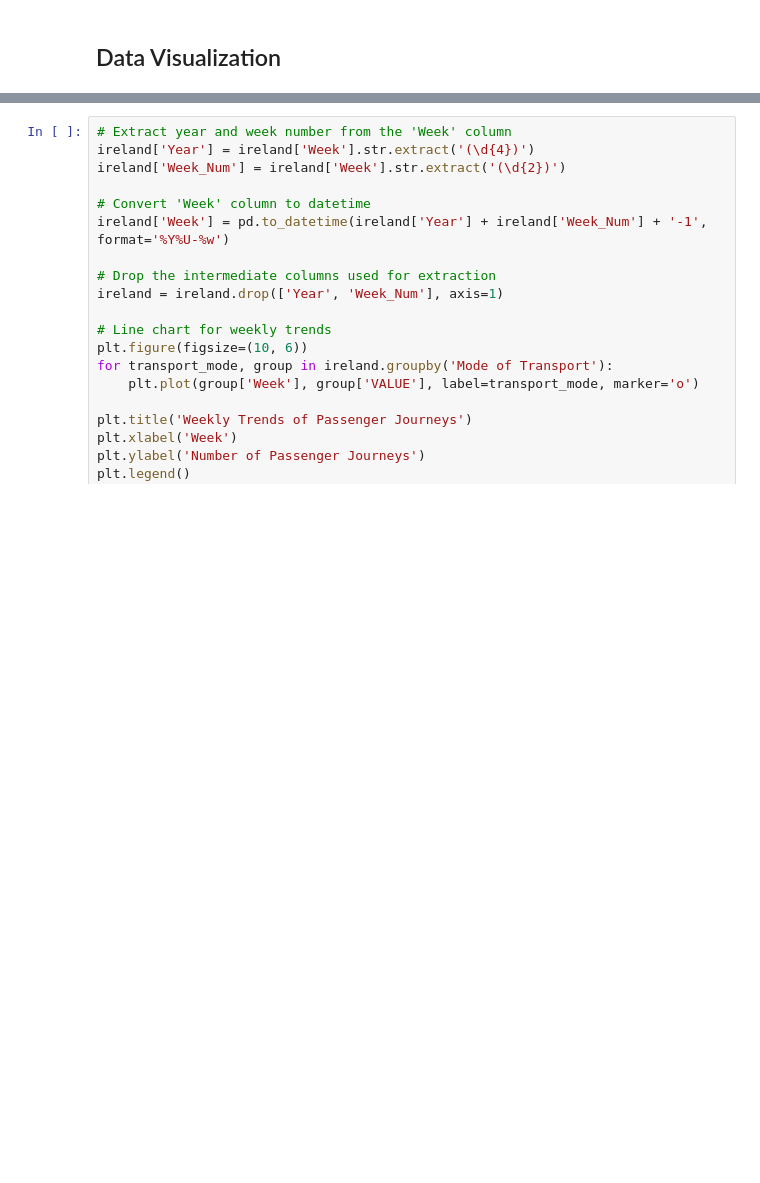
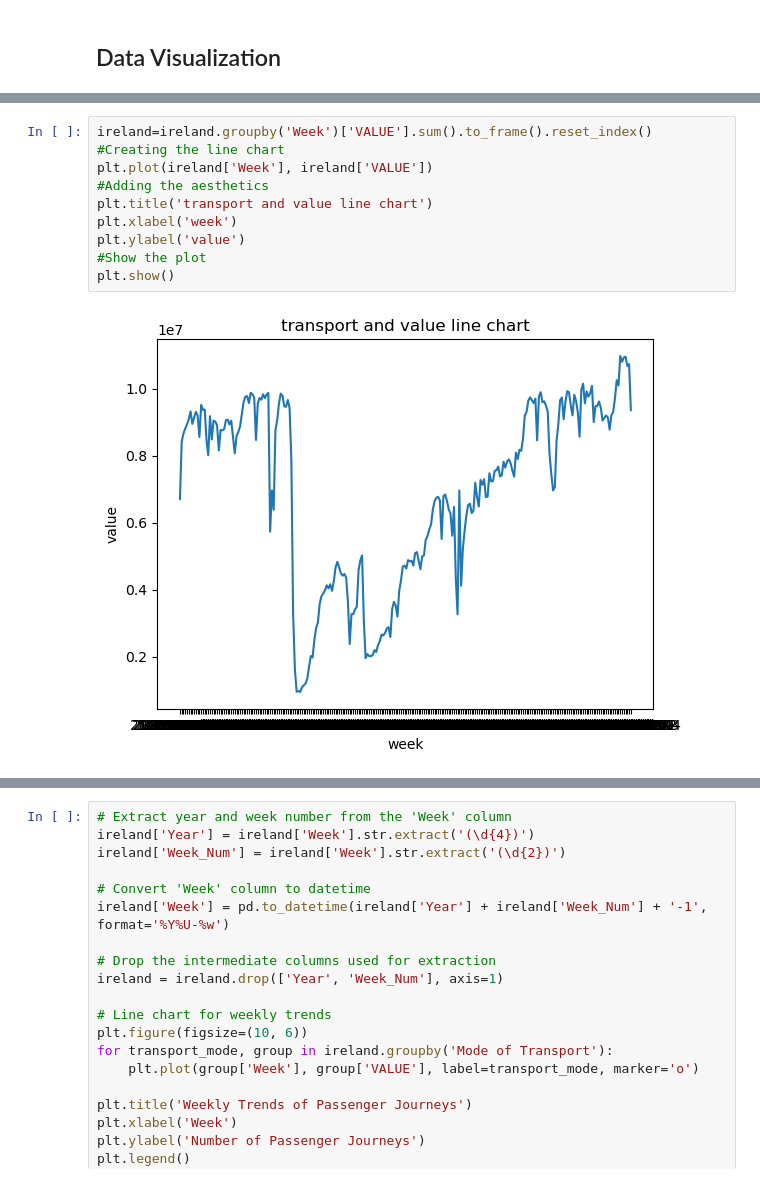
Before and after one commit to SedaColasan/Transport, a Jupyter notebook: transport.ipynb, the cells around one changed output, grey strips where cells are left out. Drawn from its saved outputs; the diff is of its cells as text; blank space fills up the shorter version.

```diff
--- a/transport.ipynb
+++ b/transport.ipynb
@@ -183,0 +243,12 @@ dtype: int64
+# %%
+ireland=ireland.groupby('Week')['VALUE'].sum().to_frame().reset_index()
+#Creating the line chart
+plt.plot(ireland['Week'], ireland['VALUE'])
+#Adding the aesthetics
+plt.title('transport and value line chart')
+plt.xlabel('week')
+plt.ylabel('value')
+#Show the plot
+plt.show()
+# %% [output]
+[figure, added]
```
Also changed, not shown: parts of 48 cells of this notebook, 1 other file.
